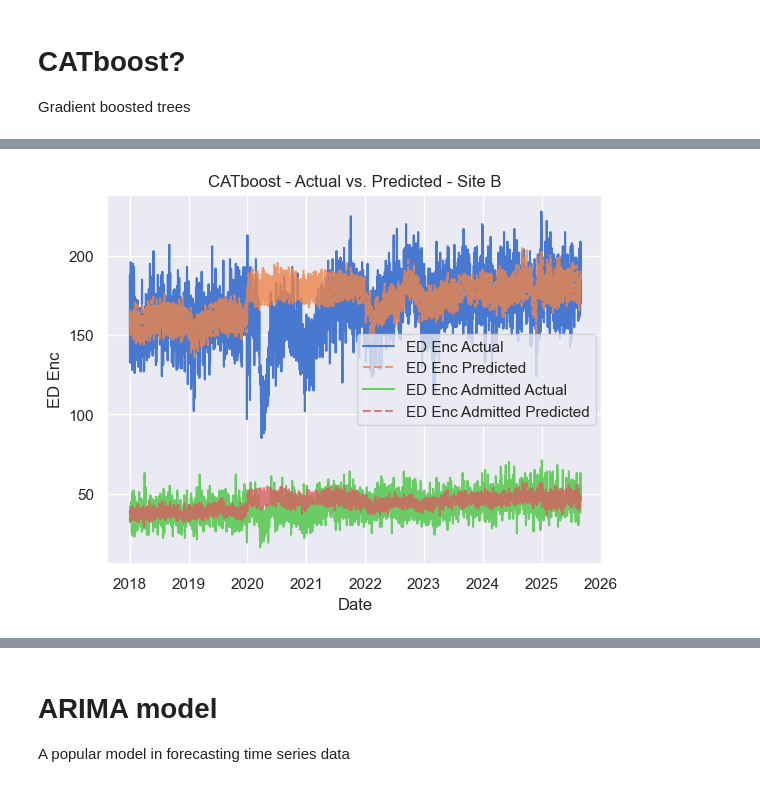
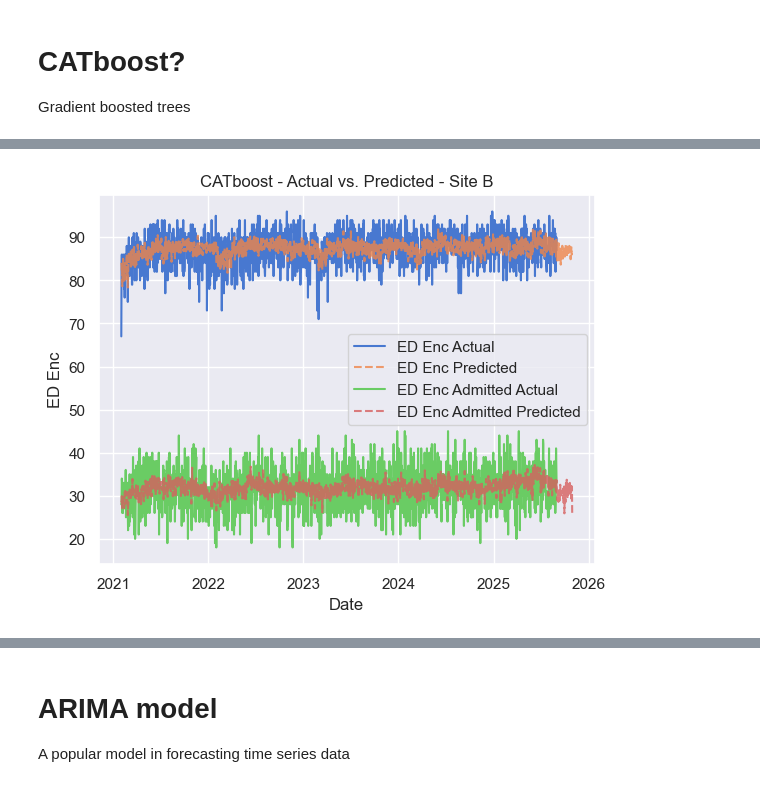
Before and after one commit to southdakotamines-datascience/dsu-no-sleep, a Jupyter notebook: model.ipynb, the cells around one changed output, grey strips where cells are left out. Drawn from its saved outputs; the diff is of its cells as text; code cells hidden in the pictures.

```diff
--- a/model.ipynb
+++ b/model.ipynb
@@ -64,0 +69,12 @@ shape: (5, 8)
+# %%
+from datetime import date
+postCOVID = df_hourly_blocks.filter(pl.col("Date") > pl.lit(date(2021, 2, 1)))
+postCOVID_df = postCOVID.with_columns(
+    pl.col("Date").dt.year().alias("Year"),
+    pl.col("Date").dt.month().alias("Month"),
+    pl.col("Date").dt.day().alias("Day"),
+    pl.col("Date").dt.hour().alias("Hour"),
+    pl.col("Date").dt.weekday().alias("Weekday")
+).drop("Date").select(["Site", "Year", "Month", "Day", "Hour", "Weekday", "ED Enc", "ED Enc Admitted"])
+
+postCOVID_df
@@ -76,0 +132,17 @@ R² score of 0.632496547222834
+# %%
+from datetime import datetime, timedelta
+# predict and end two months after the dataset has ended
+predict_date_range = pl.datetime_range(
+    start=pl.lit(date(2021, 2, 1)),
+    end=datetime.combine((df["Date"].max() + timedelta(days=60)), datetime.min.time()) + timedelta(hours=23, minutes=59),
+    interval=timedelta(hours=6),
+    eager=True
+)
+predict_dates = pl.DataFrame(predict_date_range).with_columns(
+    pl.col("literal").dt.year().alias("Year"),
+    pl.col("literal").dt.month().alias("Month"),
+    pl.col("literal").dt.day().alias("Day"),
+    pl.col("literal").dt.weekday().alias("Weekday"),
+    pl.col("literal").dt.hour().alias("Hour"),
+).drop("literal")
+predict_dates
@@ -111,13 +198,13 @@ plt.show()
 # %% [markdown]
 # Site B Random Forest Model
 # %%
-siteB_train = hourly_blocks_df.filter(pl.col("Site") == "B")
+siteB_train = postCOVID_df.filter(pl.col("Site") == "B")
 siteB_X = siteB_train.select(["Year", "Month", "Day", "Weekday", "Hour"])
 siteB_Y = siteB_train.select(["ED Enc", "ED Enc Admitted"])
 siteB_X_train, siteB_X_test, siteB_Y_train, siteB_Y_test = train_test_split(siteB_X, siteB_Y, test_size=0.2, random_state=42)
 siteB_model = RandomForestRegressor().fit(siteB_X_train, siteB_Y_train)
 # %%
-siteB_real = hourly_blocks_covid_df.filter(pl.col("Site") == "B")
+siteB_real = postCOVID_df.filter(pl.col("Site") == "B")
 siteB_real_X = siteB_real.select(["Year", "Month", "Day", "Weekday", "Hour"])
 
 plot_df = siteB_real.with_columns(
@@ -128,8 +215,8 @@ plot_df = siteB_real.with_columns(
     ).alias("Date")
 ).group_by("Date").agg(pl.col("ED Enc").sum(), pl.col("ED Enc Admitted").sum())
 
-predict = siteB_model.predict(siteB_real_X)
-predict_df = siteB_real_X.with_columns(
+predict = siteB_model.predict(predict_dates)
+predict_df = predict_dates.with_columns(
     pl.Series(name="ED Enc Predicted", values=predict[:,0]),
     pl.Series(name="ED Enc Admitted Predicted", values=predict[:,1])
 ).with_columns(
@@ -493,34 +579,34 @@ R² score of 0.7958606902914186
 # %%
 plot_df = siteB_real.with_columns(
     pl.datetime(
         pl.col("Year"),
         pl.col("Month"),
         pl.col("Day"),
     ).alias("Date")
 ).group_by("Date").agg(pl.col("ED Enc").sum(), pl.col("ED Enc Admitted").sum())
 
-predict = siteB_catmodel.predict(siteB_real_X.to_pandas())
-predict_df = siteB_real_X.with_columns(
+predict = siteB_catmodel.predict(predict_dates.to_pandas())
+predict_df = predict_dates.with_columns(
     pl.Series(name="ED Enc Predicted", values=predict[:,0]),
     pl.Series(name="ED Enc Admitted Predicted", values=predict[:,1])
 ).with_columns(
     pl.datetime(
         pl.col("Year"),
         pl.col("Month"),
         pl.col("Day"),
     ).alias("Date")
 ).group_by("Date").agg(pl.col("ED Enc Predicted").sum(), pl.col("ED Enc Admitted Predicted").sum())
 
 sns.lineplot(data=plot_df, x="Date", y="ED Enc", label="ED Enc Actual")
 sns.lineplot(data=predict_df, x="Date", y="ED Enc Predicted", label="ED Enc Predicted", linestyle="--", alpha=0.8)
 sns.lineplot(data=plot_df, x="Date", y="ED Enc Admitted", label="ED Enc Admitted Actual")
 ax = sns.lineplot(data=predict_df, x="Date", y="ED Enc Admitted Predicted", label="ED Enc Admitted Predicted", linestyle="--", alpha=0.8)
 
 ax.xaxis.set_major_formatter(mdates.ConciseDateFormatter(ax.xaxis.get_major_locator()))
 ax.set_title("CATboost - Actual vs. Predicted - Site B")
 plt.show()
 # %% [output]
-[figure, old version]
+[figure, new version]
 # %%
 siteC_train_pool = Pool(siteC_X_train.to_pandas(), siteC_Y_train.to_pandas(), cat_features=siteC_X.columns)
 siteC_test_pool = Pool(siteC_X_test.to_pandas(), siteC_Y_test.to_pandas(), cat_features=siteC_X.columns)
```
Also changed, not shown: parts of 41 cells of this notebook, 4 other files.
